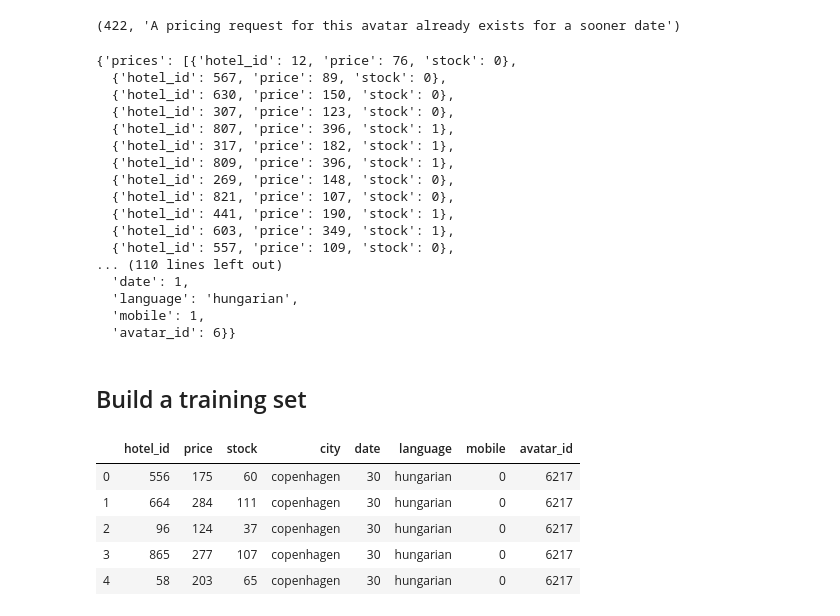
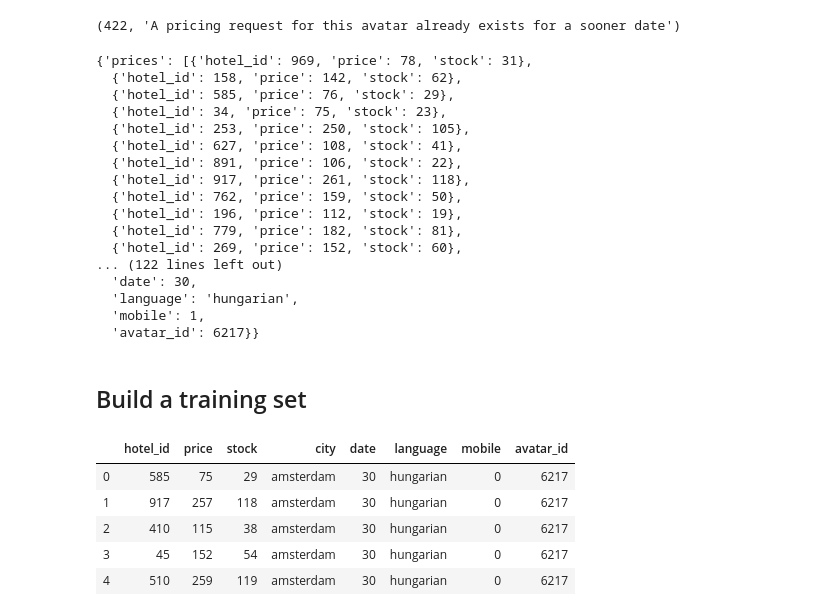
Before and after one commit to elisaduz/Defi-IA-2023, a Jupyter notebook: tutoriel-d-fi-ia-2023.ipynb, the cells around one changed output. Cells and saved outputs as stored; diff of their text form; code cells hidden in the pictures.

```diff
--- a/tutoriel-d-fi-ia-2023.ipynb
+++ b/tutoriel-d-fi-ia-2023.ipynb
@@ -38,7 +38,7 @@ for avatar in r.json():
 params = {
     "avatar_name": "ema-first-avatar",
     "language": "hungarian",
-    "city": "copenhagen",
+    "city": "amsterdam",
     "date": 30,
     "mobile": 0,
 }
@@ -63,64 +63,64 @@ r1.json()
   'mobile': 0,
   'avatar_id': 6217}}
 # %%
-params = {
-    "avatar_name": "max-first-avatar",
-    "language": "hungarian",
-    "city": "copenhagen",
-    "date": 3,
-    "mobile": 0,
-}
-r = requests.get(path(f"pricing/{user_id}"), params=params)
-r.status_code, r.json()['detail']
+# params = {
+#     "avatar_name": "max-first-avatar",
+#     "language": "hungarian",
+#     "city": "copenhagen",
+#     "date": 3,
+#     "mobile": 0,
+# }
+# r = requests.get(path(f"pricing/{user_id}"), params=params)
+# r.status_code, r.json()['detail']
 # %% [output]
 (422, 'A pricing request for this avatar already exists for a sooner date')
 # %%
 params = {
-    "avatar_name": "max-second-avatar",
+    "avatar_name": "ema-first-avatar",
     "language": "hungarian",
     "city": "amsterdam",
-    "date": 1,
+    "date": 30,
     "mobile": 1,
 }
 r2 = requests.get(path(f"pricing/{user_id}"), params=params)
 r2.json()
 # %% [output]
-{'prices': [{'hotel_id': 12, 'price': 76, 'stock': 0},
-  {'hotel_id': 567, 'price': 89, 'stock': 0},
-  {'hotel_id': 630, 'price': 150, 'stock': 0},
-  {'hotel_id': 307, 'price': 123, 'stock': 0},
-  {'hotel_id': 807, 'price': 396, 'stock': 1},
-  {'hotel_id': 317, 'price': 182, 'stock': 1},
-  {'hotel_id': 809, 'price': 396, 'stock': 1},
-  {'hotel_id': 269, 'price': 148, 'stock': 0},
-  {'hotel_id': 821, 'price': 107, 'stock': 0},
-  {'hotel_id': 441, 'price': 190, 'stock': 1},
-  {'hotel_id': 603, 'price': 349, 'stock': 1},
-  {'hotel_id': 557, 'price': 109, 'stock': 0},
-... (110 lines left out)
-  'date': 1,
+{'prices': [{'hotel_id': 969, 'price': 78, 'stock': 31},
+  {'hotel_id': 158, 'price': 142, 'stock': 62},
+  {'hotel_id': 585, 'price': 76, 'stock': 29},
+  {'hotel_id': 34, 'price': 75, 'stock': 23},
+  {'hotel_id': 253, 'price': 250, 'stock': 105},
+  {'hotel_id': 627, 'price': 108, 'stock': 41},
+  {'hotel_id': 891, 'price': 106, 'stock': 22},
+  {'hotel_id': 917, 'price': 261, 'stock': 118},
+  {'hotel_id': 762, 'price': 159, 'stock': 50},
+  {'hotel_id': 196, 'price': 112, 'stock': 19},
+  {'hotel_id': 779, 'price': 182, 'stock': 81},
+  {'hotel_id': 269, 'price': 152, 'stock': 60},
+... (122 lines left out)
+  'date': 30,
   'language': 'hungarian',
   'mobile': 1,
-  'avatar_id': 6}}
+  'avatar_id': 6217}}
 # %% [markdown]
 ## Build a training set
 # %%
 import pandas as pd
 
 pricing_requests = []
 
-requests = [r1]
+requests = [r1,r2]
 for r in requests:
     pricing_requests.append(
         pd.DataFrame(r.json()['prices']).assign(**r.json()['request'])
     )
 
 pricing_requests = pd.concat(pricing_requests)
 pricing_requests.head()
 # %% [output]
 |  | hotel_id | price | stock | city | date | language | mobile | avatar_id |
-| 0 | 556 | 175 | 60 | copenhagen | 30 | hungarian | 0 | 6217 |
-| 1 | 664 | 284 | 111 | copenhagen | 30 | hungarian | 0 | 6217 |
-| 2 | 96 | 124 | 37 | copenhagen | 30 | hungarian | 0 | 6217 |
-| 3 | 865 | 277 | 107 | copenhagen | 30 | hungarian | 0 | 6217 |
-| 4 | 58 | 203 | 65 | copenhagen | 30 | hungarian | 0 | 6217 |
+| 0 | 585 | 75 | 29 | amsterdam | 30 | hungarian | 0 | 6217 |
+| 1 | 917 | 257 | 118 | amsterdam | 30 | hungarian | 0 | 6217 |
+| 2 | 410 | 115 | 38 | amsterdam | 30 | hungarian | 0 | 6217 |
+| 3 | 45 | 152 | 54 | amsterdam | 30 | hungarian | 0 | 6217 |
+| 4 | 510 | 259 | 119 | amsterdam | 30 | hungarian | 0 | 6217 |
```
Also changed, not shown: parts of 13 cells of this notebook, 1 other file.
